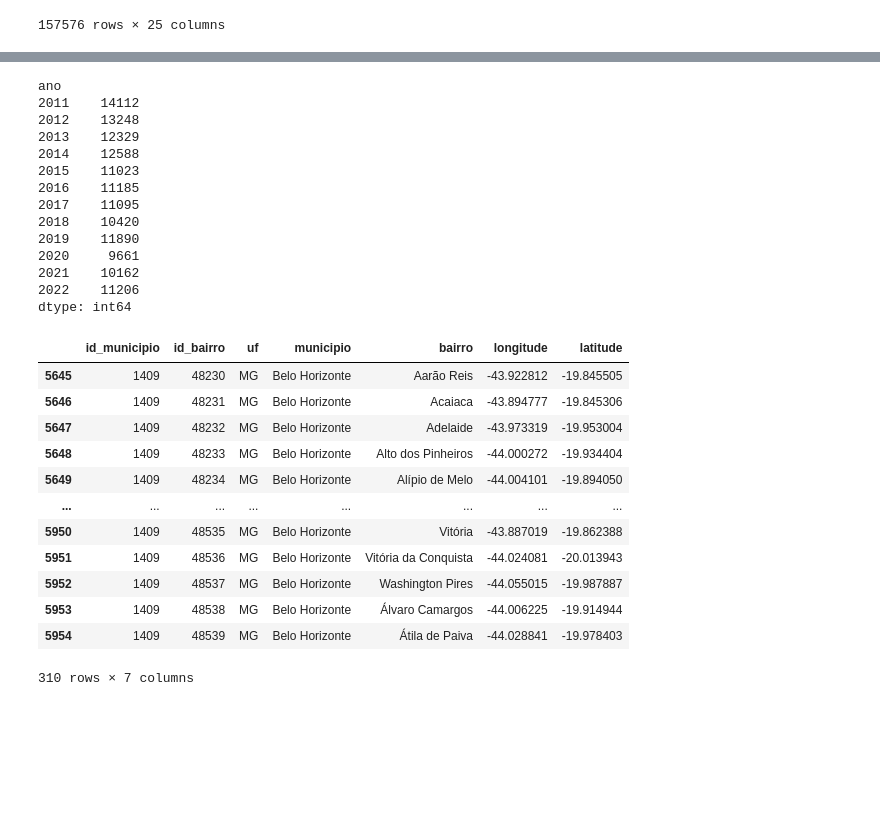
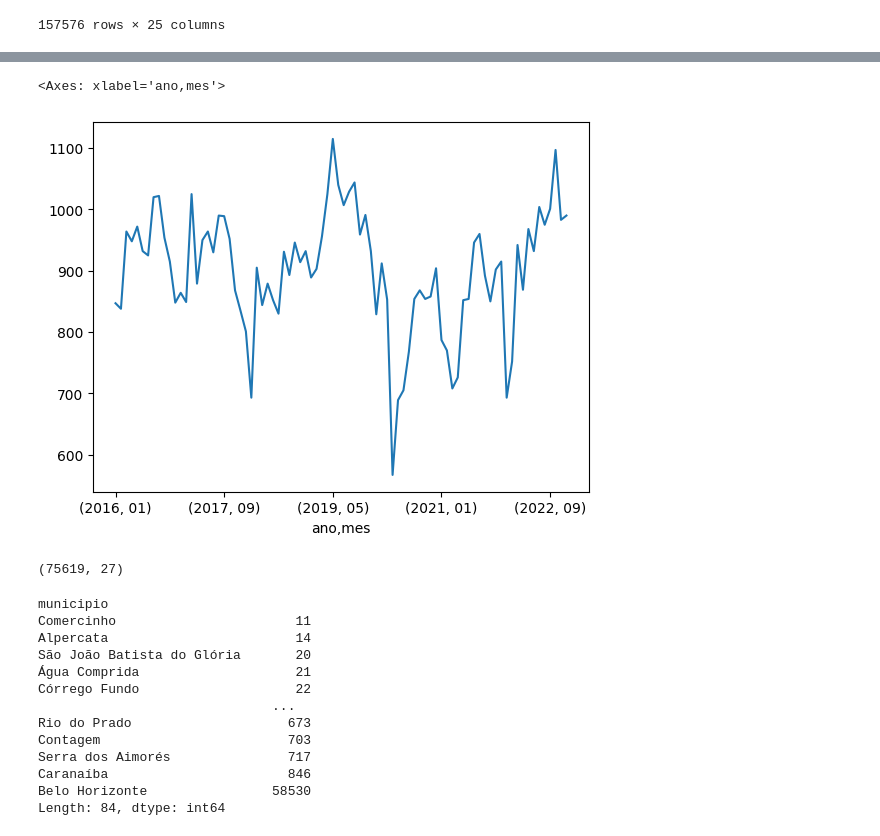
Before and after one commit to isisbiaduarte/fcd, a Jupyter notebook: assets/99-Projeto/originais/Untitled.ipynb, the cells around one changed output, grey strips where cells are left out. Cells and saved outputs as stored; diff of their text form; code cells hidden in the pictures; blank space fills up the shorter version.

Commit message:
Adicionando os bairros

```diff
--- a/assets/99-Projeto/originais/Untitled.ipynb
+++ b/assets/99-Projeto/originais/Untitled.ipynb
@@ -79,35 +78,13 @@ for ano in range(2011, 2023):
 # %%
-df_filt.groupby('ano').size()
+df_filt.groupby(['ano', 'mes']).size().plot.line()
 # %% [output]
-ano
-2011    14112
-2012    13248
-2013    12329
-2014    12588
-2015    11023
-2016    11185
-2017    11095
-2018    10420
-2019    11890
-2020     9661
-2021    10162
-2022    11206
-dtype: int64
+<Axes: xlabel='ano,mes'>
+[figure, added]
+# %%
+df_filt.shape
+# %% [output]
+(75619, 27)
 # %%
 bairros = pd.read_csv('https://raw.githubusercontent.com/alanwillms/geoinfo/master/latitude-longitude-bairros.csv', sep=';')
 bairros = bairros[bairros.uf == 'MG']
-bairros[bairros.municipio == 'Belo Horizonte']
+# bairros = bairros[bairros.municipio == 'Belo Horizonte']
-# %% [output]
-|  | id_municipio | id_bairro | uf | municipio | bairro | longitude | latitude |
-| 5645 | 1409 | 48230 | MG | Belo Horizonte | Aarão Reis | -43.922812 | -19.845505 |
-| 5646 | 1409 | 48231 | MG | Belo Horizonte | Acaiaca | -43.894777 | -19.845306 |
-| 5647 | 1409 | 48232 | MG | Belo Horizonte | Adelaide | -43.973319 | -19.953004 |
-| 5648 | 1409 | 48233 | MG | Belo Horizonte | Alto dos Pinheiros | -44.000272 | -19.934404 |
-| 5649 | 1409 | 48234 | MG | Belo Horizonte | Alípio de Melo | -44.004101 | -19.894050 |
-| ... | ... | ... | ... | ... | ... | ... | ... |
-| 5950 | 1409 | 48535 | MG | Belo Horizonte | Vitória | -43.887019 | -19.862388 |
-| 5951 | 1409 | 48536 | MG | Belo Horizonte | Vitória da Conquista | -44.024081 | -20.013943 |
-| 5952 | 1409 | 48537 | MG | Belo Horizonte | Washington Pires | -44.055015 | -19.987887 |
-| 5953 | 1409 | 48538 | MG | Belo Horizonte | Álvaro Camargos | -44.006225 | -19.914944 |
-| 5954 | 1409 | 48539 | MG | Belo Horizonte | Átila de Paiva | -44.028841 | -19.978403 |
-310 rows × 7 columns
@@ -113,0 +101,16 @@ bairros[bairros.municipio == 'Belo Horizonte']
+# %%
+bairros.iloc[bairro_idx].groupby('municipio').size().sort_values()
+# %% [output]
+municipio
+Comercinho                       11
+Alpercata                        14
+São João Batista do Glória       20
+Água Comprida                    21
+Córrego Fundo                    22
+                              ...
+Rio do Prado                    673
+Contagem                        703
+Serra dos Aimorés               717
+Caranaíba                       846
+Belo Horizonte                58530
+Length: 84, dtype: int64
```
Also changed, not shown: parts of 8 cells of this notebook, 13 other files.
